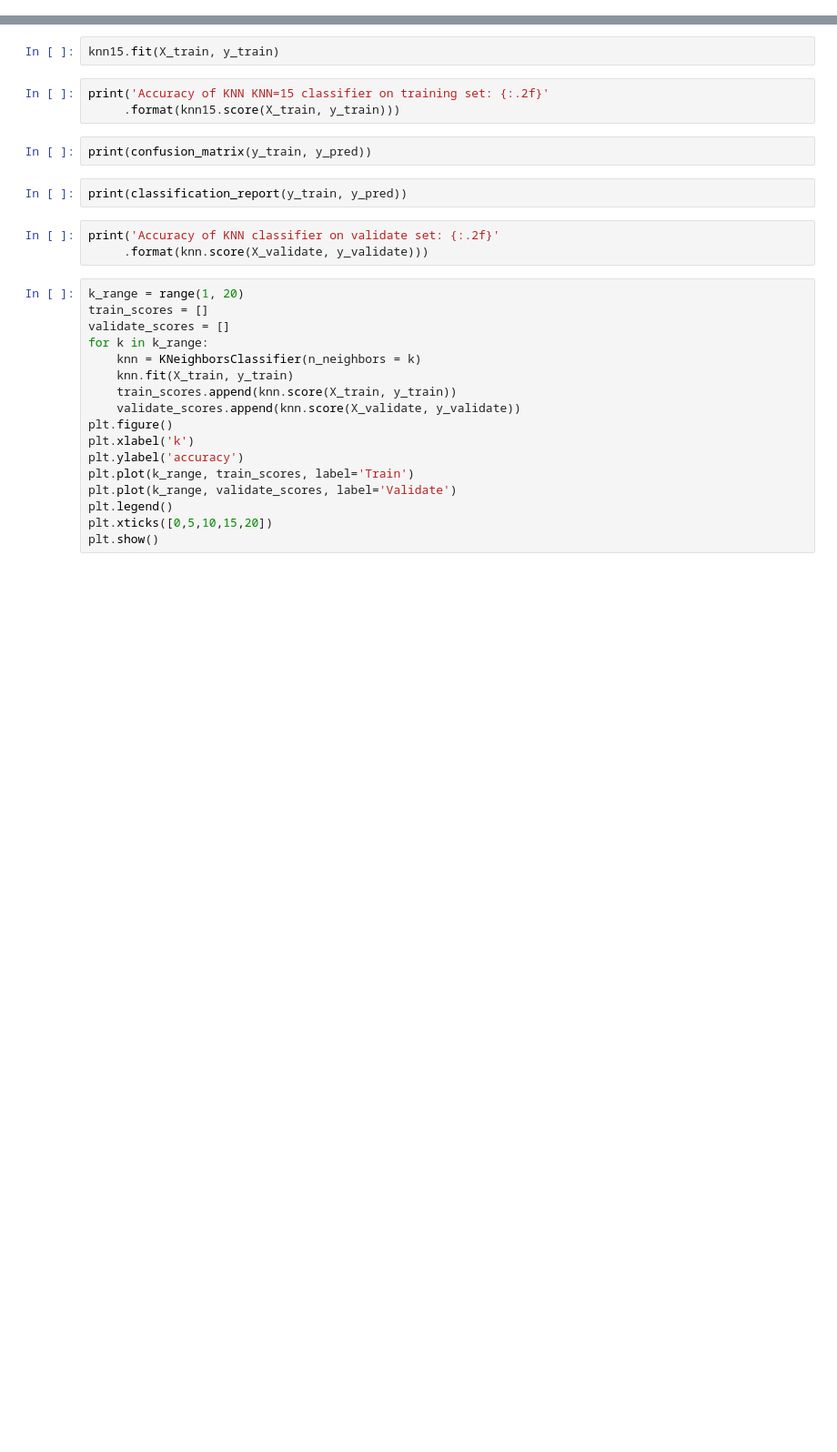
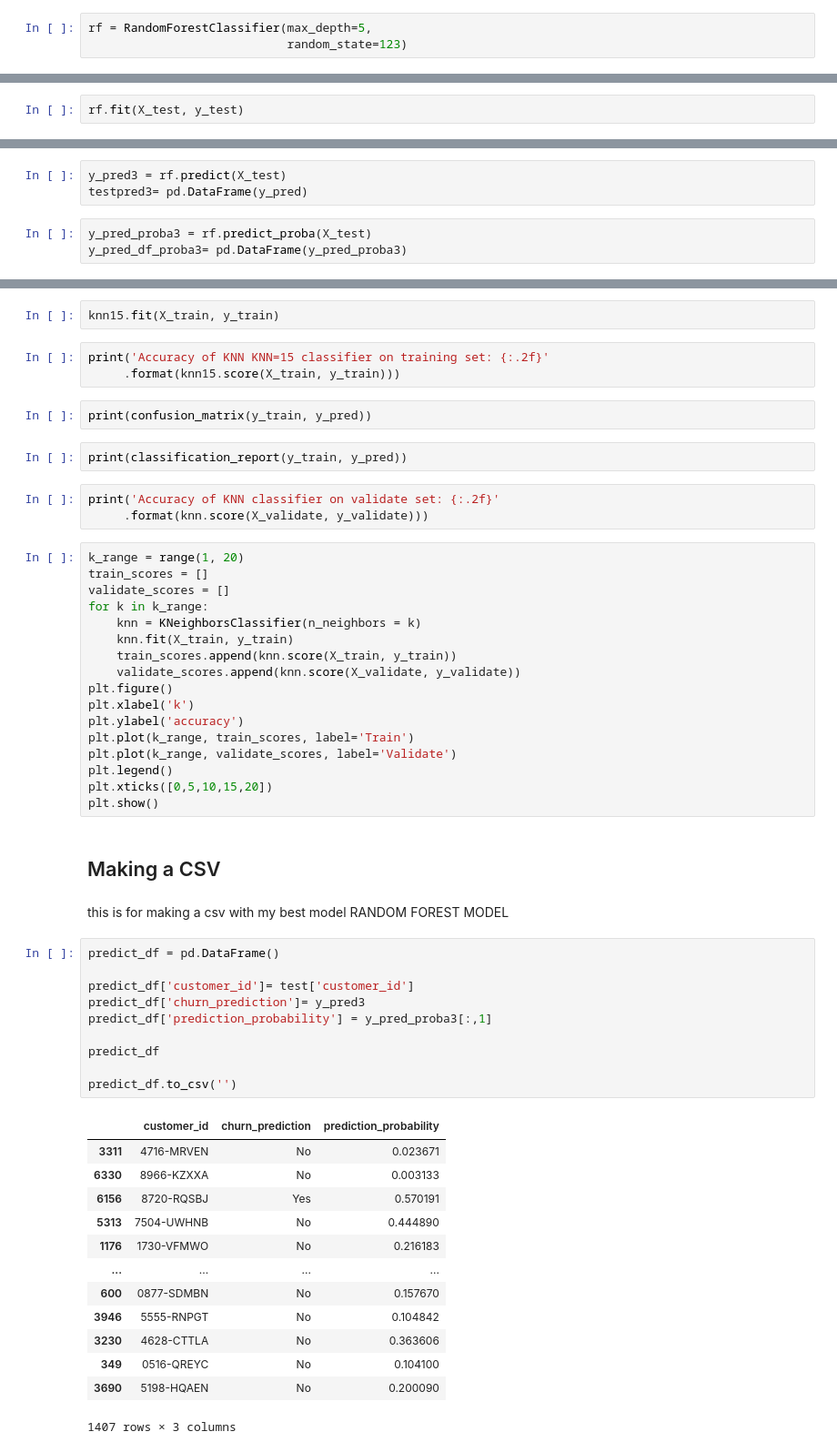
Before and after one commit to GladyBarrios/Telco_Classification_Project, a Jupyter notebook: rough_draft_Telco.ipynb, the cells around one changed output, grey strips where cells are left out. Shown: that part at 91% size. Drawn from its saved outputs; the diff is of its cells as text; blank space fills up the shorter version.

```diff
--- a/rough_draft_Telco.ipynb
+++ b/rough_draft_Telco.ipynb
@@ -484,0 +429,3 @@ print('Accuracy of random forest classifier on test set: {:.2f}'
+# %%
+rf = RandomForestClassifier(max_depth=5,
+                            random_state=123)
@@ -484,0 +436,2 @@ print('Accuracy of random forest classifier on test set: {:.2f}'
+# %%
+rf.fit(X_test, y_test)
@@ -484,0 +449,6 @@ print('Accuracy of random forest classifier on test set: {:.2f}'
+# %%
+y_pred3 = rf.predict(X_test)
+testpred3= pd.DataFrame(y_pred)
+# %%
+y_pred_proba3 = rf.predict_proba(X_test)
+y_pred_df_proba3= pd.DataFrame(y_pred_proba3)
@@ -529,3 +516,31 @@ plt.plot(k_range, validate_scores, label='Validate')
 plt.legend()
 plt.xticks([0,5,10,15,20])
 plt.show()
+# %% [markdown]
+## Making a CSV
+# %% [markdown]
+this is for making a csv with my best model RANDOM FOREST MODEL
+# %%
+predict_df = pd.DataFrame()
+
+predict_df['customer_id']= test['customer_id']
+predict_df['churn_prediction']= y_pred3
+predict_df['prediction_probability'] = y_pred_proba3[:,1]
+
+predict_df
+
+predict_df.to_csv('')
+# %% [output]
+|  | customer_id | churn_prediction | prediction_probability |
+| 3311 | 4716-MRVEN | No | 0.023671 |
+| 6330 | 8966-KZXXA | No | 0.003133 |
+| 6156 | 8720-RQSBJ | Yes | 0.570191 |
+| 5313 | 7504-UWHNB | No | 0.444890 |
+| 1176 | 1730-VFMWO | No | 0.216183 |
+| ... | ... | ... | ... |
+| 600 | 0877-SDMBN | No | 0.157670 |
+| 3946 | 5555-RNPGT | No | 0.104842 |
+| 3230 | 4628-CTTLA | No | 0.363606 |
+| 349 | 0516-QREYC | No | 0.104100 |
+| 3690 | 5198-HQAEN | No | 0.200090 |
+1407 rows × 3 columns
```
Also changed, not shown: parts of 45 cells of this notebook, 4 other files.
